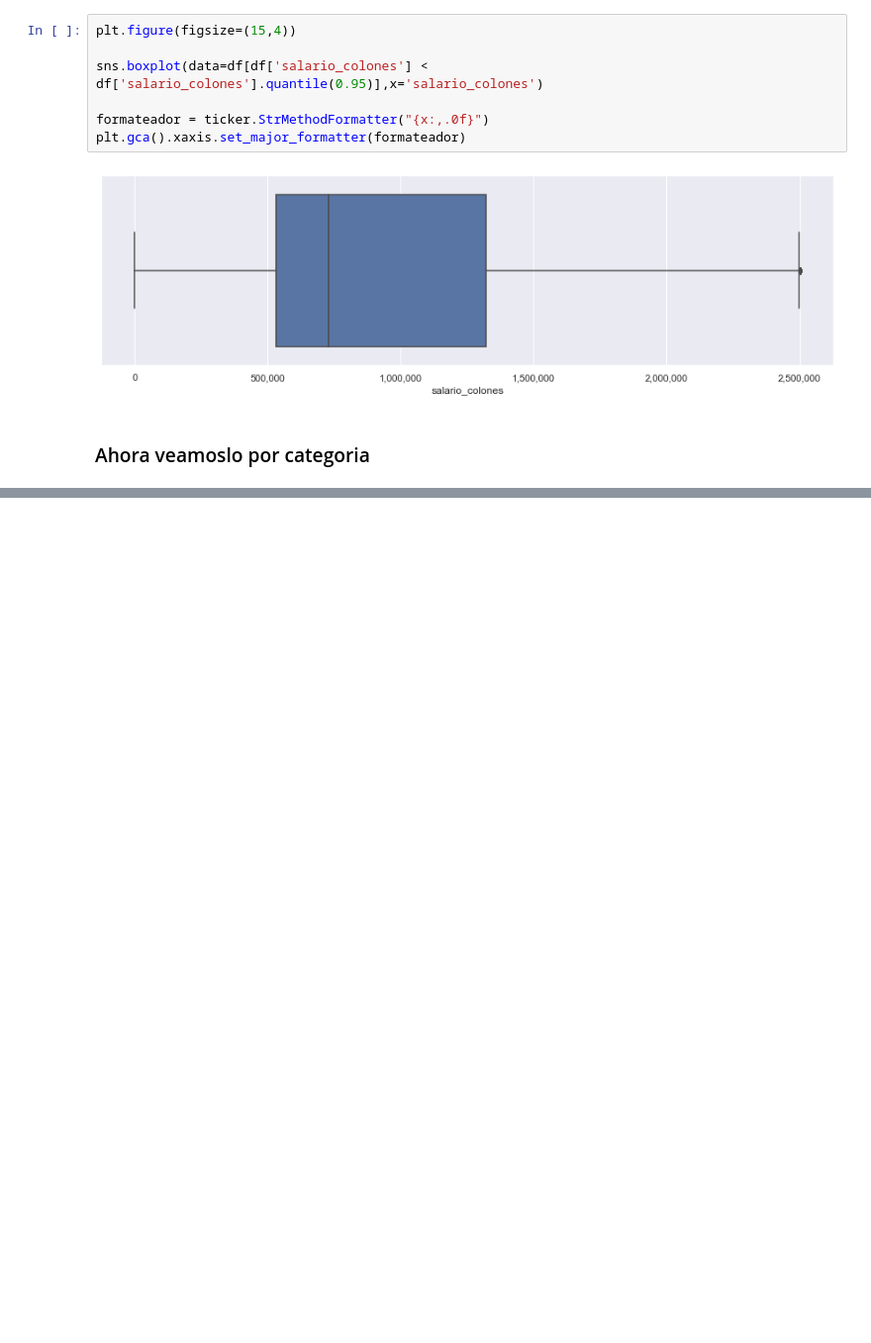
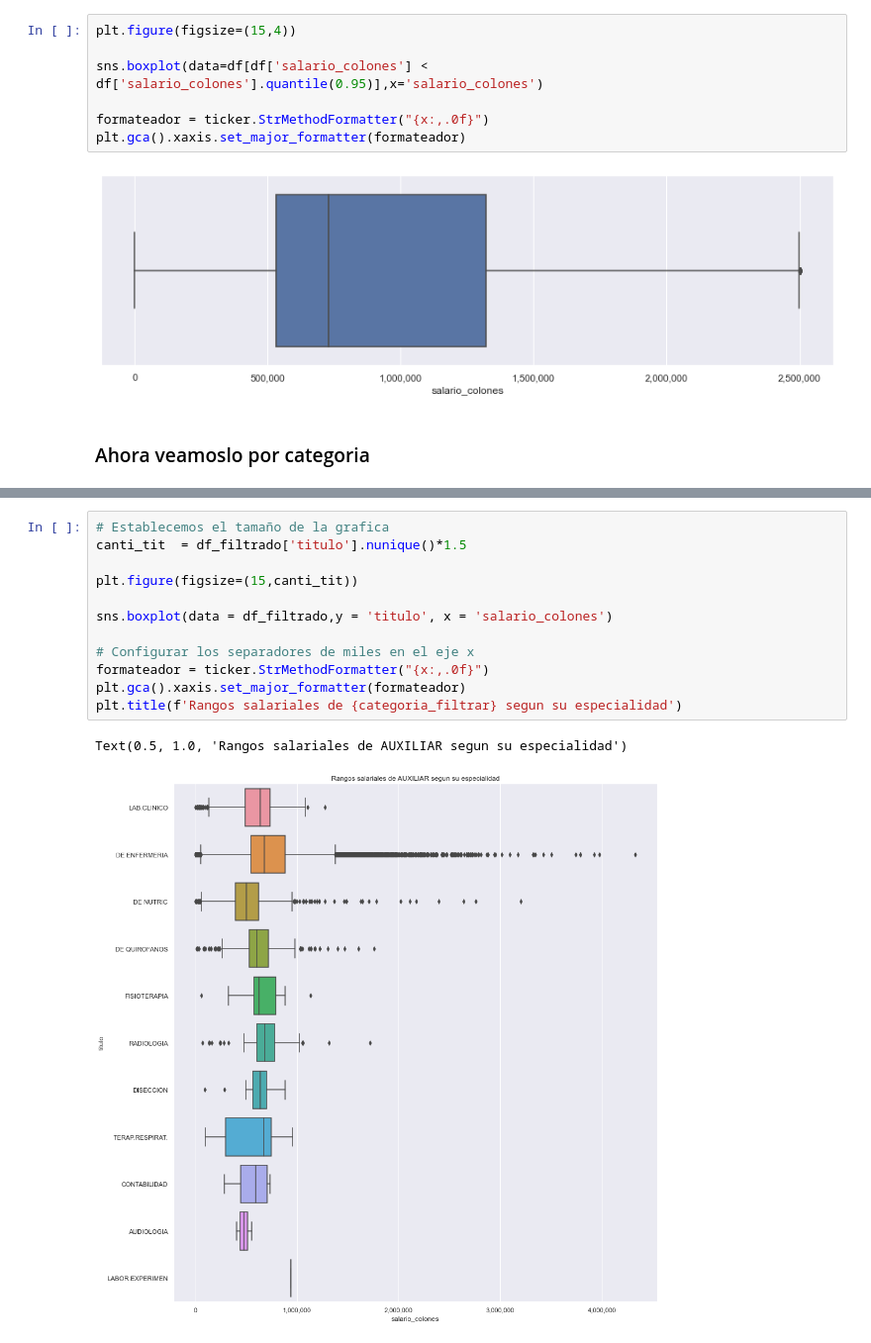
Before and after one commit to alecollado12/PortafolioDS, a Jupyter notebook: Proyects/Salarios CCSS 2023.ipynb, the cells around one changed output, grey strips where cells are left out. Shown: that part at 99% size. Cells and saved outputs as stored; diff of their text form; blank space fills up the shorter version.

```diff
--- a/Proyects/Salarios CCSS 2023.ipynb
+++ b/Proyects/Salarios CCSS 2023.ipynb
@@ -438,0 +459,15 @@ plt.legend(bbox_to_anchor=(1.05, 1), loc='upper left')
+# %%
+# Establecemos el tamaño de la grafica
+canti_tit  = df_filtrado['titulo'].nunique()*1.5
+
+plt.figure(figsize=(15,canti_tit))
+
+sns.boxplot(data = df_filtrado,y = 'titulo', x = 'salario_colones')
+
+# Configurar los separadores de miles en el eje x
+formateador = ticker.StrMethodFormatter("{x:,.0f}")
+plt.gca().xaxis.set_major_formatter(formateador)
+plt.title(f'Rangos salariales de {categoria_filtrar} segun su especialidad')
+# %% [output]
+Text(0.5, 1.0, 'Rangos salariales de AUXILIAR segun su especialidad')
+[figure, added]
```
Also changed, not shown: parts of 12 cells of this notebook.
